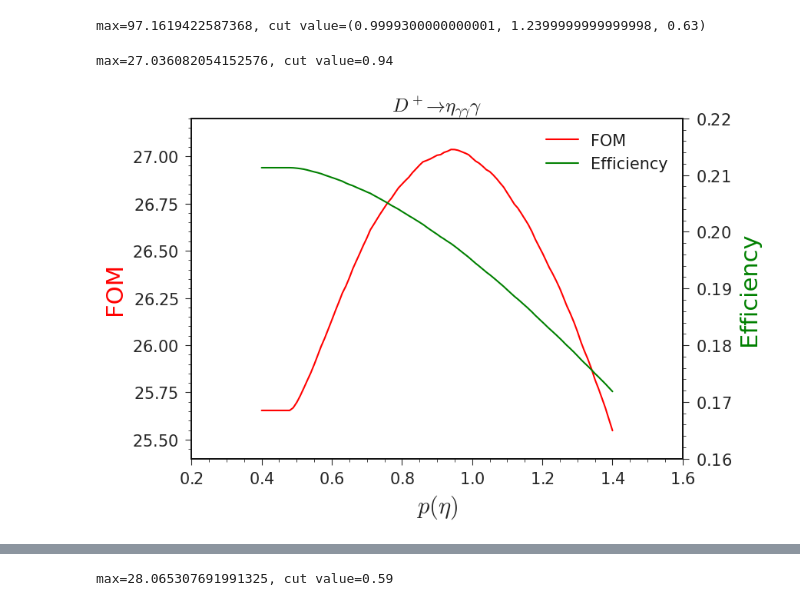
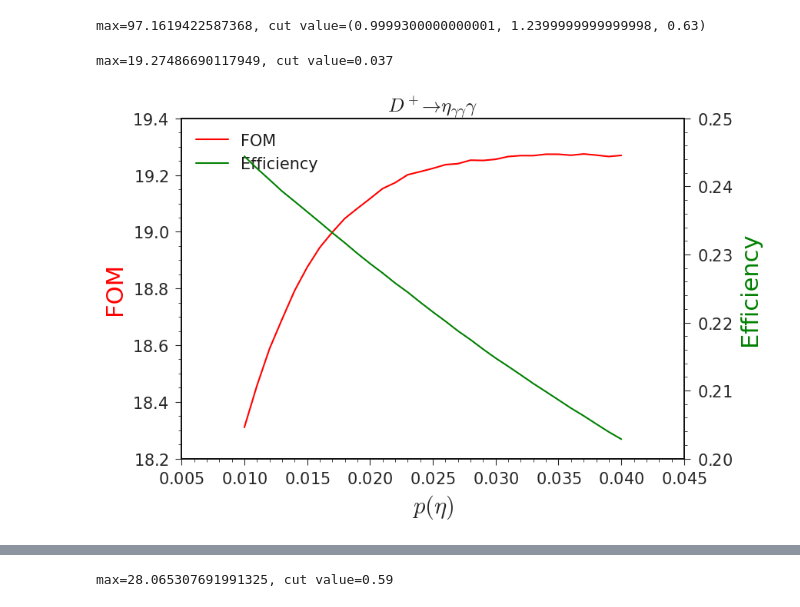
Before and after one commit to jykim-physics/DRAW_and_FITTING, a Jupyter notebook: main/ANALYSIS/FOM/etapip_gg/MC15ri_FOM.ipynb, the cells around one changed output, grey strips where cells are left out. Saved outputs shown, nothing was run; the diff lists cells and outputs as text; code cells hidden in the pictures.

```diff
--- a/main/ANALYSIS/FOM/etapip_gg/MC15ri_FOM.ipynb
+++ b/main/ANALYSIS/FOM/etapip_gg/MC15ri_FOM.ipynb
@@ -30,6 +29,6 @@ The autoreload extension is already loaded. To reload it, use:
 # %%
 base_file_loc = '/home/belle2/jaeyoung/storage_b2/storage/reduced_ntuples/MC15ri/etapip_eteeta/MC15ri_etaetapip_loose_v0_240828_roe_Dptag_CFT'
-base_file_loc = '/share/storage/jykim/storage_b2/storage/reduced_ntuples/MC15ri/etapip_eteeta/MC15ri_etaetapip_loose_v0_240828_roe_Dptag_CFT_addcosHel'
+base_file_loc = '/share/storage/jykim/storage_b2/storage/reduced_ntuples/MC15ri/etapip_eteeta/MC15ri_etaetapip_loose_v1_241013_roe_Dptag_CFT_nopi0veto'
 # base_file_loc = '/share/storage/jykim/storage_b2/storage/reduced_ntuples/MC15ri/etapip_eteeta/MC15ri_etaetapip_optimized_v0_240909_roe_Dptag_CFT_nontag'
 # %%
 !ls /share/storage/jykim/storage_b2/storage/reduced_ntuples/MC15ri/etapip_eteeta/
@@ -66,6 +66,8 @@ generic_mixed = base_file_loc + '/*mixed.root'
 generic_taupair = base_file_loc + '/*taupair.root'
 # %%
 base_filter=' Dp_M>0'
+base_filter+= ' && Dp_M>1.78 && Dp_M<1.95'
+
 # base_filter='etapip_gg_rank==1'
 # base_filter+= '  && bdt>0.4'
 
@@ -306,6 +308,7 @@ fitst_bin_entries=195451.0
 # %%
 cut = 'Dp_M>0.0'
-cut += ' & abs(etapip_Eta_daughterDiffOfPhi_0_1)<2 & etapip_Eta_daughterAngle_0_1<1.7'
+# cut += ' & dM_pi0_mask>0.011 & dM_pi0_mask_2>0.011'
+# cut += ' & abs(etapip_Eta_daughterDiffOfPhi_0_1)<2 & etapip_Eta_daughterAngle_0_1<1.7'
 # cut += ' & Dp_acos_cosAngleBetweenMomentumAndVertexVectorInXYPlane<0.1'
 
 
@@ -525,6 +529,8 @@ print(len(pd_ccbar_signal))
 # half_1_sigMC = '/media/jykim/T7/storage/01_recon/phi/D0_v26_half1M_1_pre_ext_signalMC_recon_mdst_phi.root'
 # half_1_sigMC = '/media/jykim/T7/storage/01_recon/phi/D0_massveto_v2_half_1_pre_signalMC_recon_mdst_phi_*.root'
 half_1_sigMC = '/share/storage/jykim/storage_ghi/Ntuples_ghi_2/MC15ri_sigMC/Dptoetapip_gg/240828_loose_v0_roe_Dptag/*.root'
+half_1_sigMC = '/share/storage/jykim/storage_ghi/Ntuples_ghi_2/MC15ri_sigMC/Dptoetapip_gg/241013_loose_v1_roe_Dptag_nopi0veto/*.root'
+
 # base_filter='D0_M>1.8 && D0_M<1.9  && abs(Phi_M - 1.0195)< 0.011 && abs(Dstarp_Q-0.00593)<0.0006'
 # base_filter='D0_M>1.8 && D0_M<1.9'
 # base_filter=' D0_M>1.68 && D0_M<2.05 && abs(Phi_M - 1.0195) < 0.011 && abs(Dstarp_delM-(2.0103-1.8648))<0.001  && Dstarp_CMS_p>2.5'
@@ -535,7 +541,9 @@ half_1_sigMC = '/share/storage/jykim/storage_ghi/Ntuples_ghi_2/MC15ri_sigMC/Dpto
 
 # # base_filter += '&& gamma_E>0.48'
 
-base_filter = 'num_Dstar_no_nan<0 && abs(etapip_Eta_daughterDiffOfPhi_0_1)<2 && etapip_Eta_daughterAngle_0_1<1.7 && Dp_isSignal==1'
+# base_filter = 'num_Dstar_no_nan<0 && abs(etapip_Eta_daughterDiffOfPhi_0_1)<2 && etapip_Eta_daughterAngle_0_1<1.7 && Dp_isSignal==1'
+base_filter = 'num_Dstar_no_nan<0 && Dp_isSignal==1'
+
 base_filter += ' && Dp_M>1.78 && Dp_M<1.95'
 pd_half_1_sigMC = get_pd(file=half_1_sigMC, tree=tree,base_filter=base_filter,variables=variables)
 
@@ -683,29 +691,30 @@ print('max=' + str(max_FOM) + ', cut value=' + str(argmax_FOM))
 # %% [output]
 max=97.1619422587368, cut value=(0.9999300000000001, 1.2399999999999998, 0.63)
 # %%
-FOM_cut_list = np.linspace(0.4,1.4,101)
-cut = 'etapip_Eta_p > '
+FOM_cut_list = np.linspace(0.01,0.04,31)
+cut = 'dM_pi0_mask > '
 
 # FOM_phig_list = calculate_FOM(pd_all,pd_half_1_sigMC, FOM_cut_list,scale_factor, cut = cut  )
 FOM_phig_list = calculate_FOM(pd_all,pd_half_1_sigMC, FOM_cut_list,scale_factor*0.5, cut = cut  )
 
 
 
 purity_phig_list = calculate_purity(pd_all, pd_half_1_sigMC, FOM_cut_list, cut =  cut)
 eff_phig_list = calculate_eff(pd_all, pd_half_1_sigMC, FOM_cut_list, cut =  cut)
 
 plot_FOM_eff_purity(FOM_cut_list, FOM_phig_list, eff_phig_list, purity_phig_list,xlabel=r'$p(\eta)$',offset=85)
 
 max_index= FOM_phig_list.index(max(FOM_phig_list))
 max_FOM = max(FOM_phig_list)
 argmax_FOM = FOM_cut_list[max_index]
 # plt.axvline(x=0.48,  color='magenta', linestyle='dotted',lw=2)
 
 # plt.savefig("MC15ri_omega_after_pre_ext_Eg_FOM.png")
-plt.savefig('FOM_MC15ri_1d_Etap_20240906_nontag.png')
+# plt.savefig('FOM_MC15ri_1d_Etap_20240906_nontag.png')
+plt.savefig('test.png')
 
 
 print('max=' + str(max_FOM) + ', cut value=' + str(argmax_FOM))
 # %% [output]
-max=27.036082054152576, cut value=0.94
+max=19.27486690117949, cut value=0.037
-[figure, old version]
+[figure, new version]
```
Also changed, not shown: parts of 11 cells of this notebook, 6 other files.
